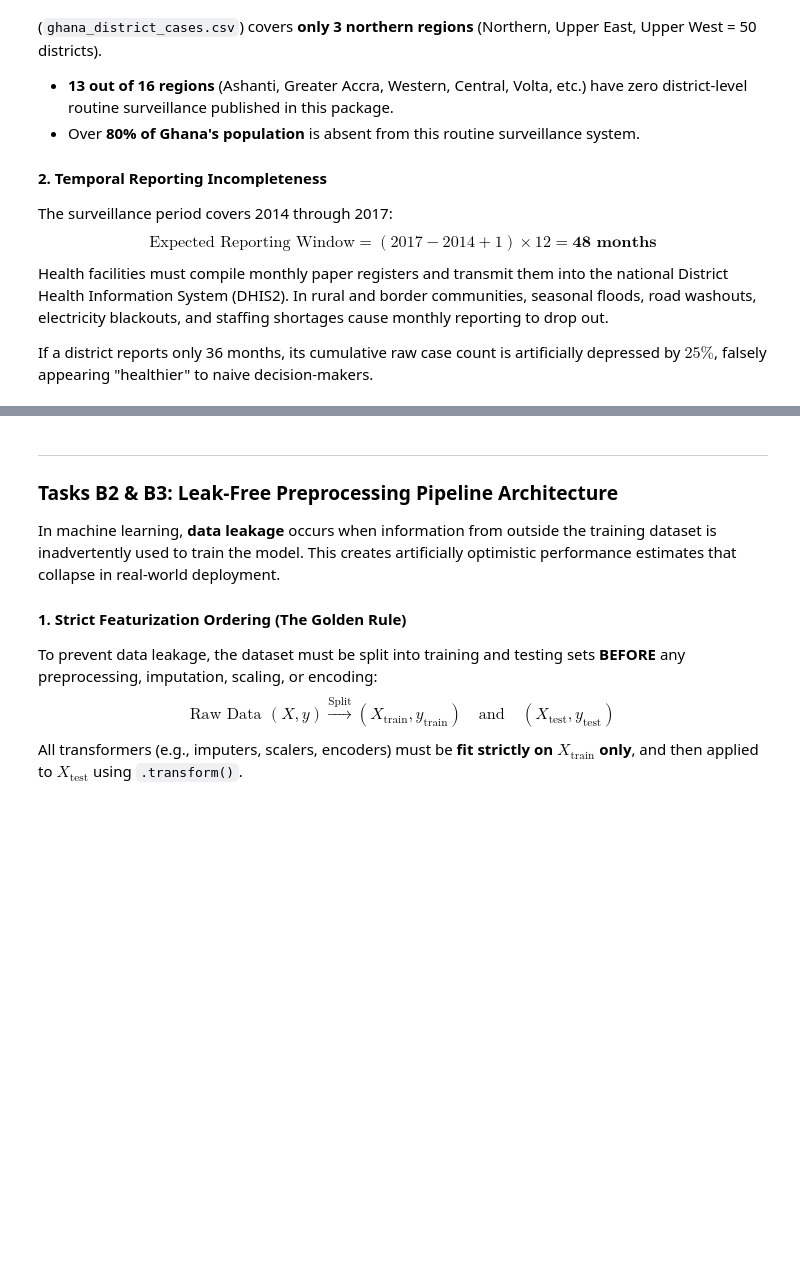
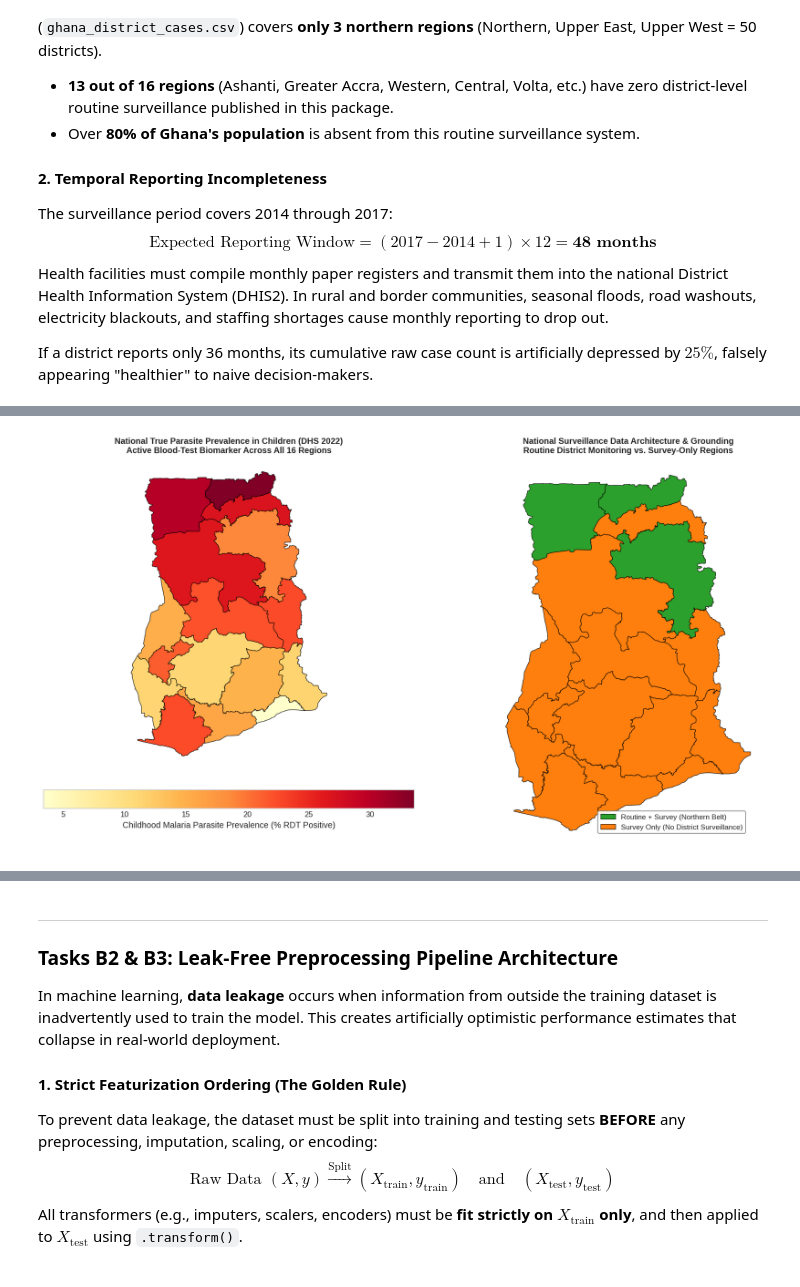
Before and after one commit to ASU-MICS-2028/mle-group-2-prosit-1, a Jupyter notebook: Bernard.ipynb, the cells around one changed output, grey strips where cells are left out. Cells and saved outputs as stored; diff of their text form; code cells hidden in the pictures; blank space fills up the shorter version.

```diff
--- a/Bernard.ipynb
+++ b/Bernard.ipynb
@@ -808,0 +964,75 @@ Upper West Region           11         48.0          48              100.0
+# %%
+# ==============================================================================
+# THEME B — TASK B1 (PART 3): NATIONAL 16-REGION EPIDEMIOLOGICAL BENCHMARK
+# Links the 2022 DHS Regional Benchmark (ghana_region_malaria.csv) with GeoPandas
+# to visualize true parasite prevalence and data infrastructure nationwide.
+# Map A: National Blood-Test Parasite Prevalence in Children (% RDT Positive).
+# Map B: National Surveillance Data Grounding Architecture (Routine vs. Survey-Only)
+# ==============================================================================
+import matplotlib.patches as mpatches
+
+# 1. Load 2022 Regional DHS Benchmark
+df_reg = pd.read_csv("ghana_region_malaria.csv")
+d2022 = df_reg[df_reg['survey_year'] == 2022].dropna(subset=['hv024_16region']).copy()
+
+# Harmonize region names with GeoJSON 'adm1_name'
+name_harmonization = {
+    'Northern (post 2022)': 'Northern',
+    'Northern(post 2022)': 'Northern',
+    'Volta (post 2022)': 'Volta',
+    'Western (post 2022)': 'Western',
+    'Northeast': 'Northern East'
+}
+d2022['adm1_name'] = d2022['region_name'].replace(name_harmonization)
+
+# Merge with GeoDataFrame
+gdf_nat = regions_gdf.merge(
+    d2022[['adm1_name', 'rdt_prevalence_pct', 'net_ownership_pct', 'u5_itn_use_pct']],
+    on='adm1_name', how='left'
+)
+
+# 2. Define National Surveillance Grounding Classification
+routine_belt = ['Northern', 'Upper East', 'Upper West']
+gdf_nat['Surveillance_Tier'] = gdf_nat['adm1_name'].apply(
+    lambda x: 'Routine + Survey (Northern Belt)' if x in routine_belt else 'Survey Only (No District Surveillance)'
+)
+
+# 3. Dual National Geospatial Visualization
+fig, axes = plt.subplots(1, 2, figsize=(16, 7.8))
+
+# --- MAP A: TRUE CHILDHOOD PARASITE PREVALENCE (RDT Blood Biomarker) ---
+gdf_nat.plot(
+    column='rdt_prevalence_pct', ax=axes[0], legend=True, cmap='YlOrRd',
+    edgecolor='black', linewidth=0.6,
+    legend_kwds={'label': 'Childhood Malaria Parasite Prevalence (% RDT Positive)',
+                 'orientation': 'horizontal', 'shrink': 0.8, 'pad': 0.05}
+)
+axes[0].set_title('National True Parasite Prevalence in Children (DHS 2022)\nActive Blood-Test Biomarker Across All 16 Regions', fontsize=11, fontweight='bold')
+axes[0].axis('off')
+
+# --- MAP B: DATA GROUNDING & SURVEILLANCE ARCHITECTURE ---
+tier_palette = {
+    'Routine + Survey (Northern Belt)': '#2ca02c',
+    'Survey Only (No District Surveillance)': '#ff7f0e'
+}
+for tier, color in tier_palette.items():
+    subset = gdf_nat[gdf_nat['Surveillance_Tier'] == tier]
+    subset.plot(ax=axes[1], color=color, edgecolor='black', linewidth=0.6)
+
+axes[1].set_title('National Surveillance Data Architecture & Grounding\nRoutine District Monitoring vs. Survey-Only Regions', fontsize=11, fontweight='bold')
+axes[1].axis('off')
+
+# Position legend in the lower-right ocean area to prevent covering the coastline
+legend_handles = [mpatches.Patch(facecolor=c, edgecolor='black', linewidth=0.6, label=t) for t, c in tier_palette.items()]
+axes[1].legend(handles=legend_handles, loc='lower right', bbox_to_anchor=(0.95, 0.03),
+               frameon=True, facecolor='white', framealpha=0.9, edgecolor='gray', fontsize=9.5)
+
+plt.tight_layout()
+plt.show()
+
+# 4. National Epidemiology Summary Table
+nat_summary = gdf_nat[['adm1_name', 'rdt_prevalence_pct', 'net_ownership_pct', 'u5_itn_use_pct', 'Surveillance_Tier']].sort_values('rdt_prevalence_pct', ascending=False)
+print("=== NATIONAL EPIDEMIOLOGICAL PROFILE (ALL 16 REGIONS) ===")
+print(nat_summary.to_string(index=False))
+# %% [output]
+[figure, added]
```
Also changed, not shown: parts of 31 cells of this notebook.
